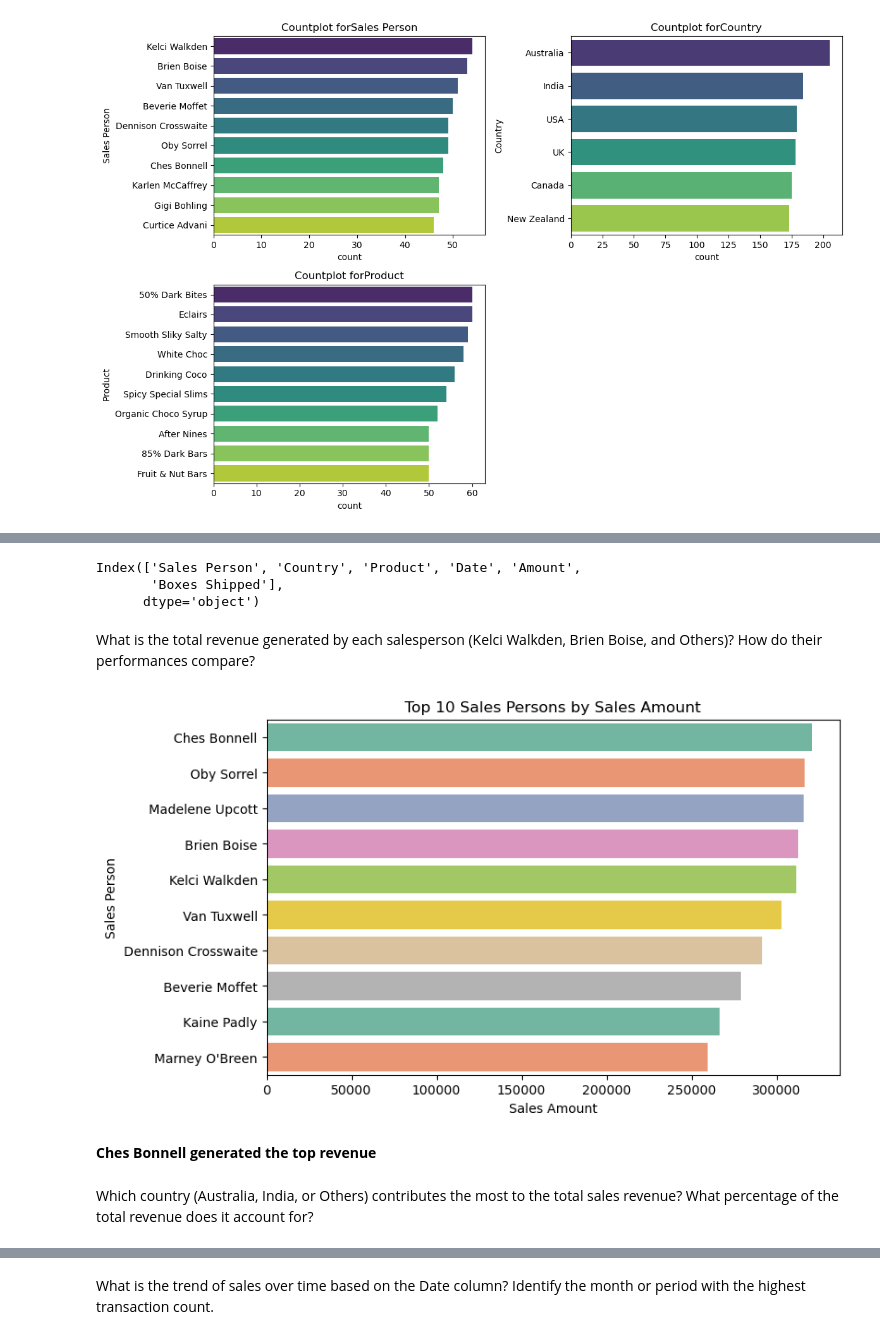
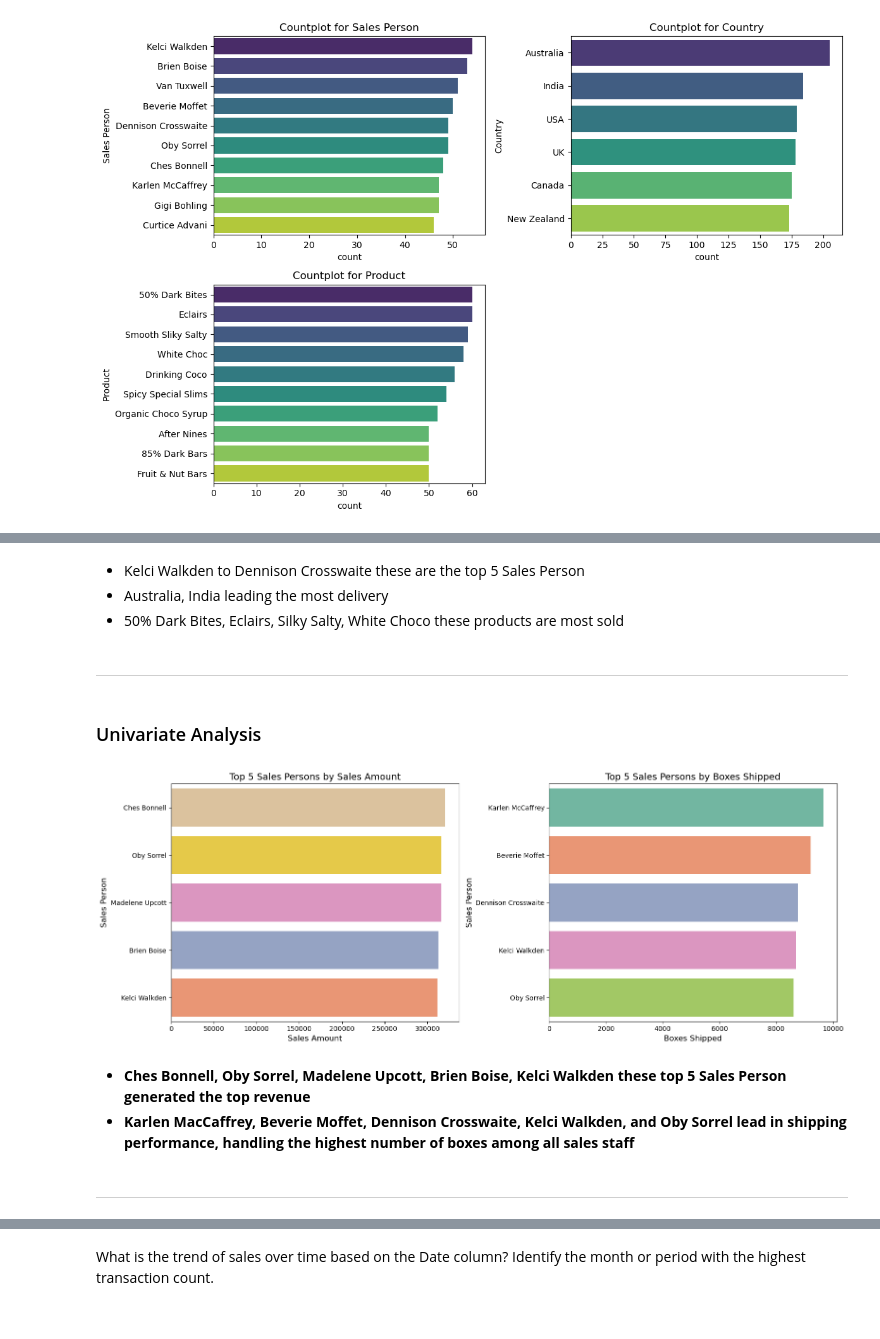
Before and after one commit to danisharain12/Machine-Learning-Projects, a Jupyter notebook: Predicting Chocolate Sales Revenue/Predicting Chocolate Sales Revenue.ipynb, the cells around one changed output, grey strips where cells are left out. Drawn from its saved outputs; the diff is of its cells as text; code cells hidden in the pictures.

```diff
--- a/Predicting Chocolate Sales Revenue/Predicting Chocolate Sales Revenue.ipynb
+++ b/Predicting Chocolate Sales Revenue/Predicting Chocolate Sales Revenue.ipynb
@@ -11,7 +13,7 @@ warnings.filterwarnings('ignore')
 # %% [markdown]
 ## Load Dataset
 # %%
-df = pd.read_csv('D:/DS Bootcamp/Machine Learning/ML_breakout_room/Chocolate Sales.csv')
+df = pd.read_csv('D:/DS Bootcamp/Machine Learning/machine learning projects/Machine-Learning-Projects/Predicting Chocolate Sales Revenue/Chocolate Sales.csv')
 df
 # %% [output]
 |  | Sales Person | Country | Product | Date | Amount | Boxes Shipped |
@@ -135,29 +184,37 @@ plt.show()
-# %%
-df.columns
-# %% [output]
-Index(['Sales Person', 'Country', 'Product', 'Date', 'Amount',
-       'Boxes Shipped'],
-      dtype='object')
-# %% [markdown]
-What is the total revenue generated by each salesperson (Kelci Walkden, Brien Boise,
-and Others)? How do their performances compare?
+# %% [markdown]
+- Kelci Walkden to Dennison Crosswaite these are the top 5 Sales Person
+- Australia, India leading the most delivery
+- 50% Dark Bites, Eclairs, Silky Salty, White Choco these products are most sold
+# %% [markdown]
+---------
+# %% [markdown]
+### Univariate Analysis
 # %%
-sale_by_person = df.groupby('Sales Person')['Amount'].sum().sort_values(ascending=False).head(10).reset_index()
+sale_by_person = df.groupby('Sales Person')['Amount'].sum().sort_values(ascending=False).head(5).reset_index()
+salesperson_boxship = df.groupby('Sales Person')['Boxes Shipped'].sum().sort_values(ascending=False).head(5).reset_index()
 
-# Create a bar chart
-plt.figure(figsize=(8, 5))
-sns.barplot(y='Sales Person', x='Amount',
-            data=sale_by_person, orient='h', order=sale_by_person['Sales Person'].values, palette='Set2')
-plt.title('Top 10 Sales Persons by Sales Amount')
-plt.ylabel('Sales Person')
-plt.xlabel('Sales Amount')
+fig, axs = plt.subplots(1, 2, figsize=(16, 6))
+
+sns.barplot(y='Sales Person', x='Amount', data=sale_by_person,
+            orient='h', palette='Set2_r', ax=axs[0])
+axs[0].set_title('Top 5 Sales Persons by Sales Amount', fontsize=14)
+axs[0].set_xlabel('Sales Amount', fontsize=12)
+axs[0].set_ylabel('Sales Person', fontsize=12)
+
+sns.barplot(y='Sales Person', x='Boxes Shipped', data=salesperson_boxship,
+            palette='Set2', ax=axs[1])
+axs[1].set_title('Top 5 Sales Persons by Boxes Shipped', fontsize=14)
+axs[1].set_xlabel('Boxes Shipped', fontsize=12)
+axs[1].set_ylabel('Sales Person', fontsize=12)
+
+plt.tight_layout()
 plt.show()
 # %% [output]
-[figure, old version]
+[figure, new version]
 # %% [markdown]
-**Ches Bonnell generated the top revenue**
+- **Ches Bonnell, Oby Sorrel, Madelene Upcott, Brien Boise, Kelci Walkden these top 5 Sales Person generated the top revenue**
+- **Karlen MacCaffrey, Beverie Moffet, Dennison Crosswaite, Kelci Walkden, and Oby Sorrel lead in shipping performance, handling the highest number of boxes among all sales staff**
-# %% [markdown]
-Which country (Australia, India, or Others) contributes the most to the total sales
-revenue? What percentage of the total revenue does it account for?
+# %% [markdown]
+--------
 # %%
 country_revenue = df.groupby('Country')['Amount'].sum().sort_values(ascending=False)
```
Also changed, not shown: parts of 38 cells of this notebook.
